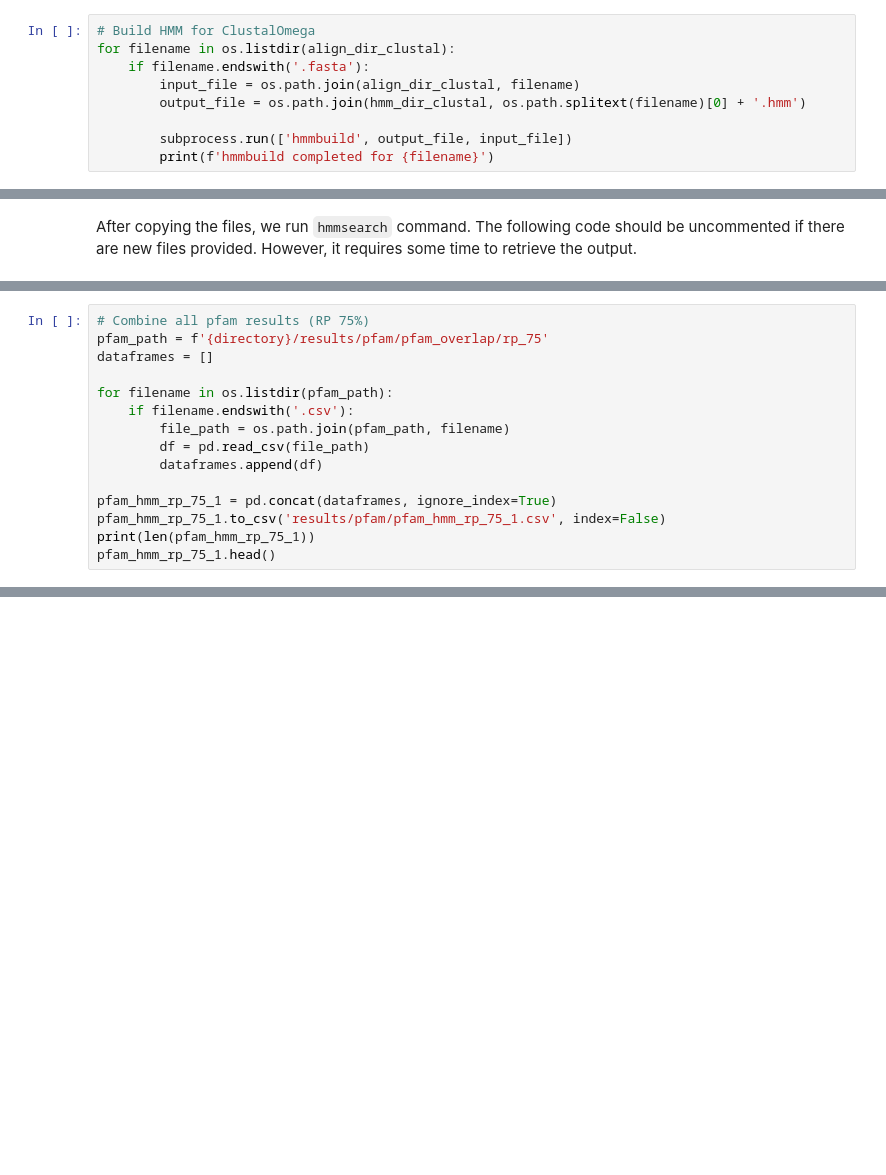
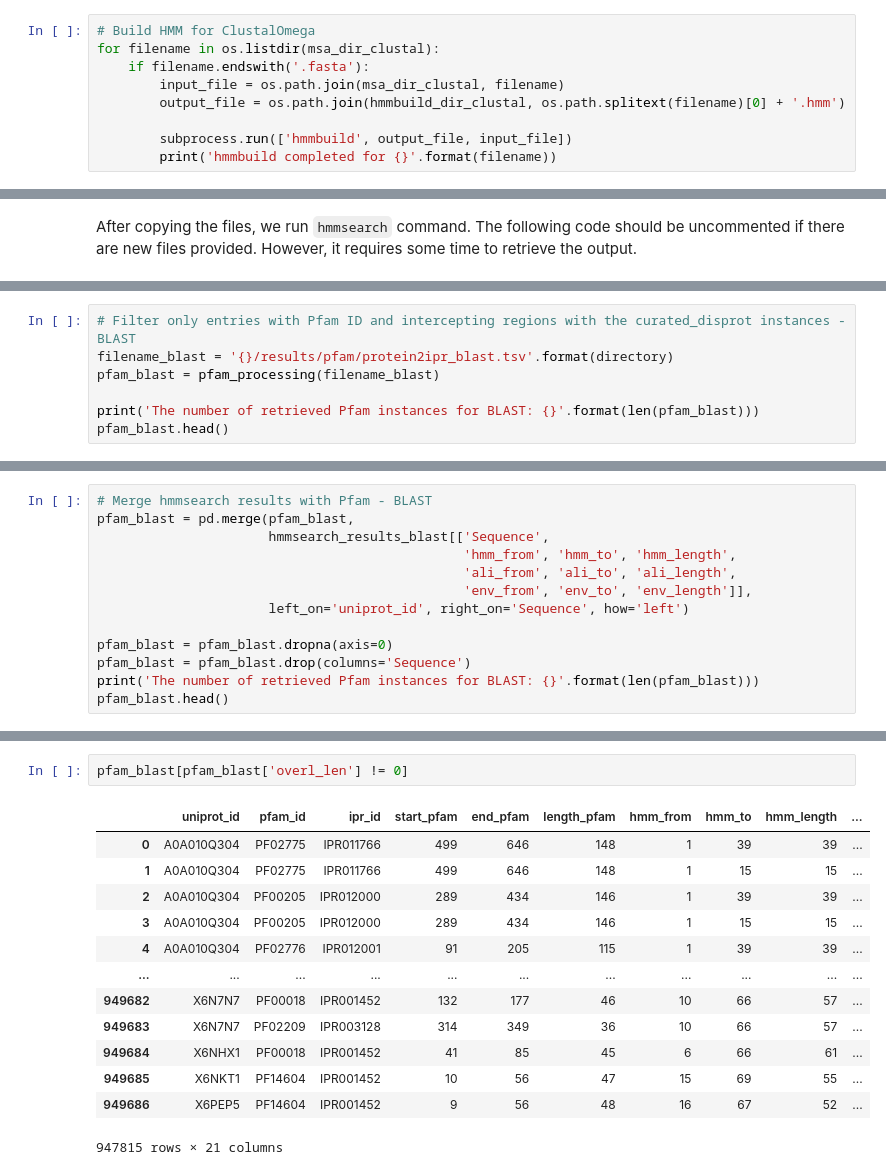
Before and after one commit to AlyaHarvelle/HMMER, a Jupyter notebook: hmm_preprocessing.ipynb, the cells around one changed output, grey strips where cells are left out. Cells and saved outputs as stored; diff of their text form; blank space fills up the shorter version.

```diff
--- a/hmm_preprocessing.ipynb
+++ b/hmm_preprocessing.ipynb
@@ -79,13 +85,13 @@ for filename in os.listdir(align_dir_blast):
 hmmbuild completed for O14958_371-399.fasta
 # %%
 # Build HMM for ClustalOmega
-for filename in os.listdir(align_dir_clustal):
+for filename in os.listdir(msa_dir_clustal):
     if filename.endswith('.fasta'):
-        input_file = os.path.join(align_dir_clustal, filename)
-        output_file = os.path.join(hmm_dir_clustal, os.path.splitext(filename)[0] + '.hmm')
+        input_file = os.path.join(msa_dir_clustal, filename)
+        output_file = os.path.join(hmmbuild_dir_clustal, os.path.splitext(filename)[0] + '.hmm')
 
         subprocess.run(['hmmbuild', output_file, input_file])
-        print(f'hmmbuild completed for {filename}')
+        print('hmmbuild completed for {}'.format(filename))
 # %% [output]
 # hmmbuild :: profile HMM construction from multiple sequence alignments
 # HMMER 3.3.2 (Nov 2020); http://hmmer.org/
@@ -439,15 +134,0 @@ pfam_rp_75[pfam_rp_75['overl_len'] != 0]
-# %%
-# Combine all pfam results (RP 75%)
-pfam_path = f'{directory}/results/pfam/pfam_overlap/rp_75'
-dataframes = []
-
-for filename in os.listdir(pfam_path):
-    if filename.endswith('.csv'):
-        file_path = os.path.join(pfam_path, filename)
-        df = pd.read_csv(file_path)
-        dataframes.append(df)
-
-pfam_hmm_rp_75_1 = pd.concat(dataframes, ignore_index=True)
-pfam_hmm_rp_75_1.to_csv('results/pfam/pfam_hmm_rp_75_1.csv', index=False)
-print(len(pfam_hmm_rp_75_1))
-pfam_hmm_rp_75_1.head()
@@ -461,0 +322,7 @@ pfam_hmm_rp_75_1.head()
+# %%
+# Filter only entries with Pfam ID and intercepting regions with the curated_disprot instances - BLAST
+filename_blast = '{}/results/pfam/protein2ipr_blast.tsv'.format(directory)
+pfam_blast = pfam_processing(filename_blast)
+
+print('The number of retrieved Pfam instances for BLAST: {}'.format(len(pfam_blast)))
+pfam_blast.head()
@@ -461,0 +352,13 @@ pfam_hmm_rp_75_1.head()
+# %%
+# Merge hmmsearch results with Pfam - BLAST
+pfam_blast = pd.merge(pfam_blast,
+                      hmmsearch_results_blast[['Sequence',
+                                               'hmm_from', 'hmm_to', 'hmm_length',
+                                               'ali_from', 'ali_to', 'ali_length',
+                                               'env_from', 'env_to', 'env_length']],
+                      left_on='uniprot_id', right_on='Sequence', how='left')
+
+pfam_blast = pfam_blast.dropna(axis=0)
+pfam_blast = pfam_blast.drop(columns='Sequence')
+print('The number of retrieved Pfam instances for BLAST: {}'.format(len(pfam_blast)))
+pfam_blast.head()
@@ -461,0 +437,16 @@ pfam_hmm_rp_75_1.head()
+# %%
+pfam_blast[pfam_blast['overl_len'] != 0]
+# %% [output]
+|  | uniprot_id | pfam_id | ipr_id | start_pfam | end_pfam | length_pfam | hmm_from | hmm_to | hmm_length | ... |
+| 0 | A0A010Q304 | PF02775 | IPR011766 | 499 | 646 | 148 | 1 | 39 | 39 | ... |
+| 1 | A0A010Q304 | PF02775 | IPR011766 | 499 | 646 | 148 | 1 | 15 | 15 | ... |
+| 2 | A0A010Q304 | PF00205 | IPR012000 | 289 | 434 | 146 | 1 | 39 | 39 | ... |
+| 3 | A0A010Q304 | PF00205 | IPR012000 | 289 | 434 | 146 | 1 | 15 | 15 | ... |
+| 4 | A0A010Q304 | PF02776 | IPR012001 | 91 | 205 | 115 | 1 | 39 | 39 | ... |
+| ... | ... | ... | ... | ... | ... | ... | ... | ... | ... | ... |
+| 949682 | X6N7N7 | PF00018 | IPR001452 | 132 | 177 | 46 | 10 | 66 | 57 | ... |
+| 949683 | X6N7N7 | PF02209 | IPR003128 | 314 | 349 | 36 | 10 | 66 | 57 | ... |
+| 949684 | X6NHX1 | PF00018 | IPR001452 | 41 | 85 | 45 | 6 | 66 | 61 | ... |
+| 949685 | X6NKT1 | PF14604 | IPR001452 | 10 | 56 | 47 | 15 | 69 | 55 | ... |
+| 949686 | X6PEP5 | PF14604 | IPR001452 | 9 | 56 | 48 | 16 | 67 | 52 | ... |
+947815 rows × 21 columns
```
Also changed, not shown: parts of 55 cells of this notebook.
